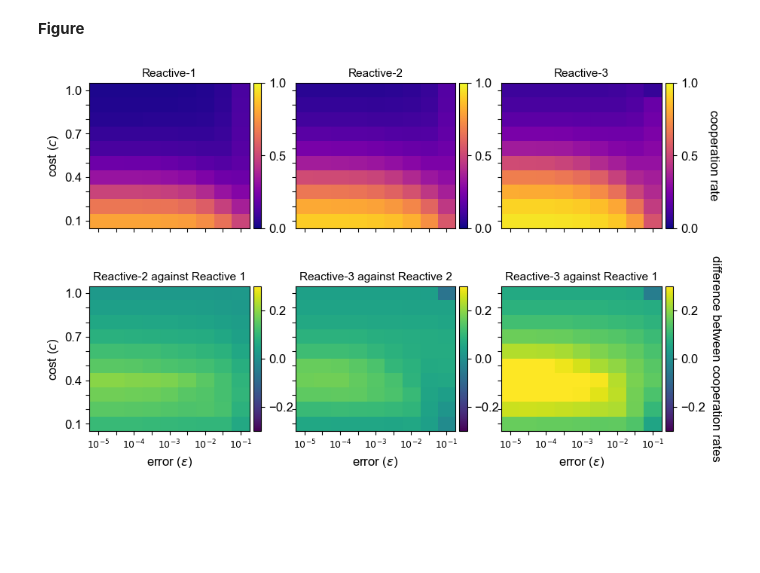
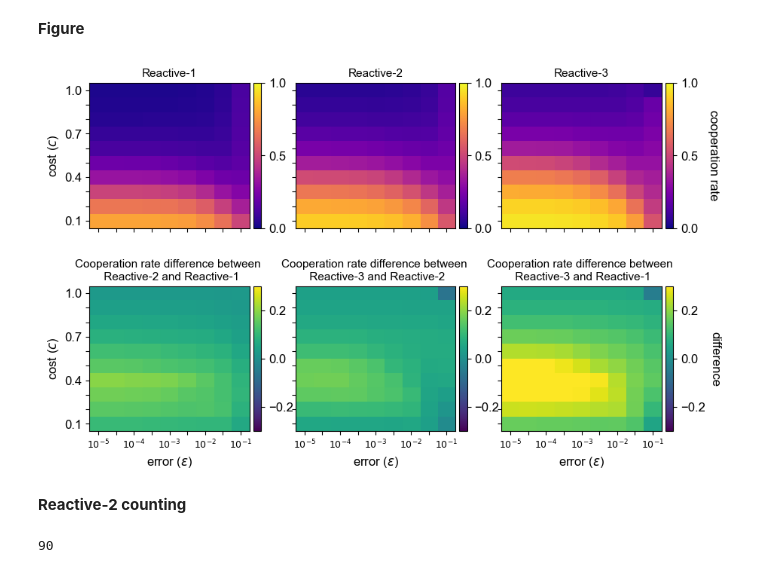
Before and after one commit to Nikoleta-v3/conditional-cooperation-with-longer-memory, a Jupyter notebook: notebooks/Errors Simulations.ipynb, the cells around one changed output. Drawn from its saved outputs; the diff is of its cells as text; code cells hidden in the pictures; blank space fills up the shorter version.

```diff
--- a/notebooks/Errors Simulations.ipynb
+++ b/notebooks/Errors Simulations.ipynb
@@ -190,35 +170,37 @@ for i, pair in enumerate([(df_r1, df_r2), (df_r2, df_r3), (df_r1, df_r3)]):
 
     axes[1, i].set_xticks(range(9), ['$10^{-5}$',
      '',
      '$10^{-4}$',
      '',
      '$10^{-3}$',
      '',
      '$10^{-2}$',
      '',
      '$10^{-1}$'], fontsize=9, rotation=0)
 
     axes[1, i].set_xlabel("error ($\epsilon$)")
 
     divider = make_axes_locatable(axes[1, i])
 
     cax = divider.append_axes('right', size='5%', pad=0.05)
 
     cbar = fig.colorbar(im, cax=cax, orientation='vertical');
 
 cbar.ax.get_yaxis().labelpad = 15
-cbar.ax.set_ylabel('difference between cooperation rates', rotation=270)
+cbar.ax.set_ylabel('difference', rotation=270)
 
 axes[1, 0].set_ylabel("cost ($c$)");
 
-axes[1, 0].set_title("Reactive-2 against Reactive 1", fontsize=11);
+axes[1, 0].set_title("Cooperation rate difference between \n Reactive-2 and Reactive-1", fontsize=11);
 
-axes[1, 1].set_title("Reactive-3 against Reactive 2", fontsize=11)
+axes[1, 1].set_title("Cooperation rate difference between \n Reactive-3 and Reactive-2", fontsize=11)
 
-axes[1, 2].set_title("Reactive-3 against Reactive 1", fontsize=11);
+axes[1, 2].set_title("Cooperation rate difference between \n Reactive-3 and Reactive-1", fontsize=11);
 
 fig.subplots_adjust(hspace=.4)
 
 fig.savefig("../figures/siFig2Errors.pdf", bbox_inches="tight")
 # %% [output]
-[figure, old version]
+[figure, new version]
+# %% [markdown]
+**Reactive-2 counting**
@@ -224,0 +211,4 @@ fig.savefig("../figures/siFig2Errors.pdf", bbox_inches="tight")
+# %%
+len(files)
+# %% [output]
+90
```
Also changed, not shown: parts of 14 cells of this notebook, 17 other files.
